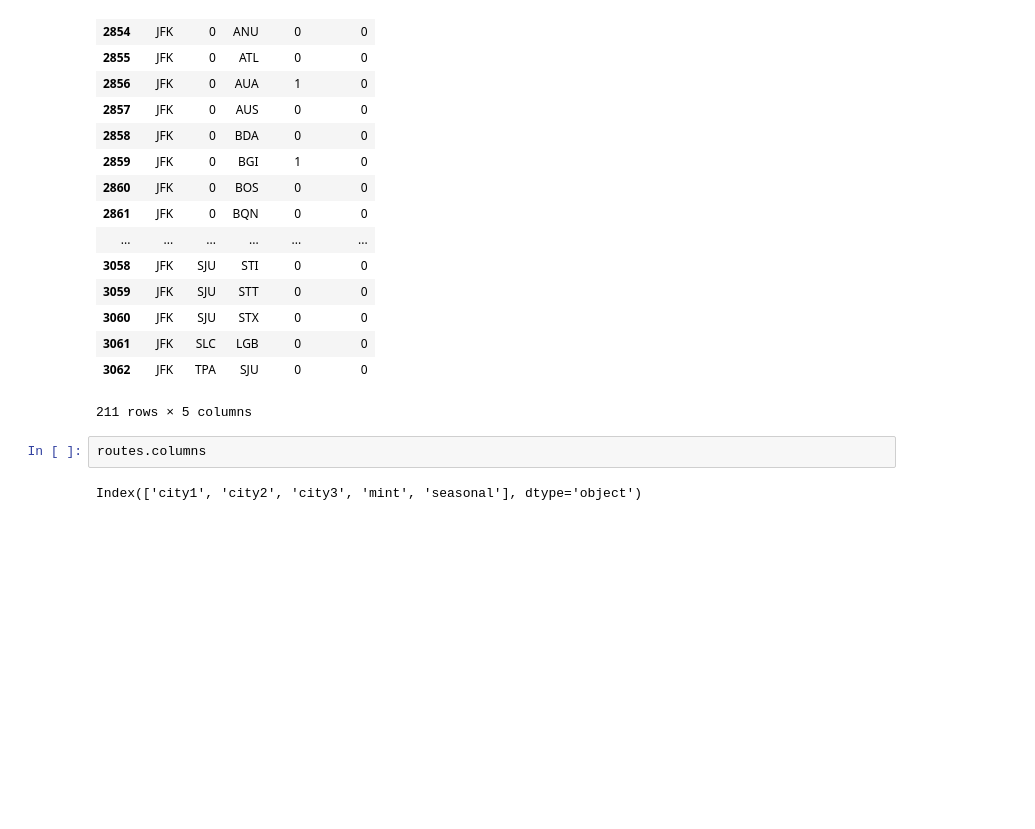
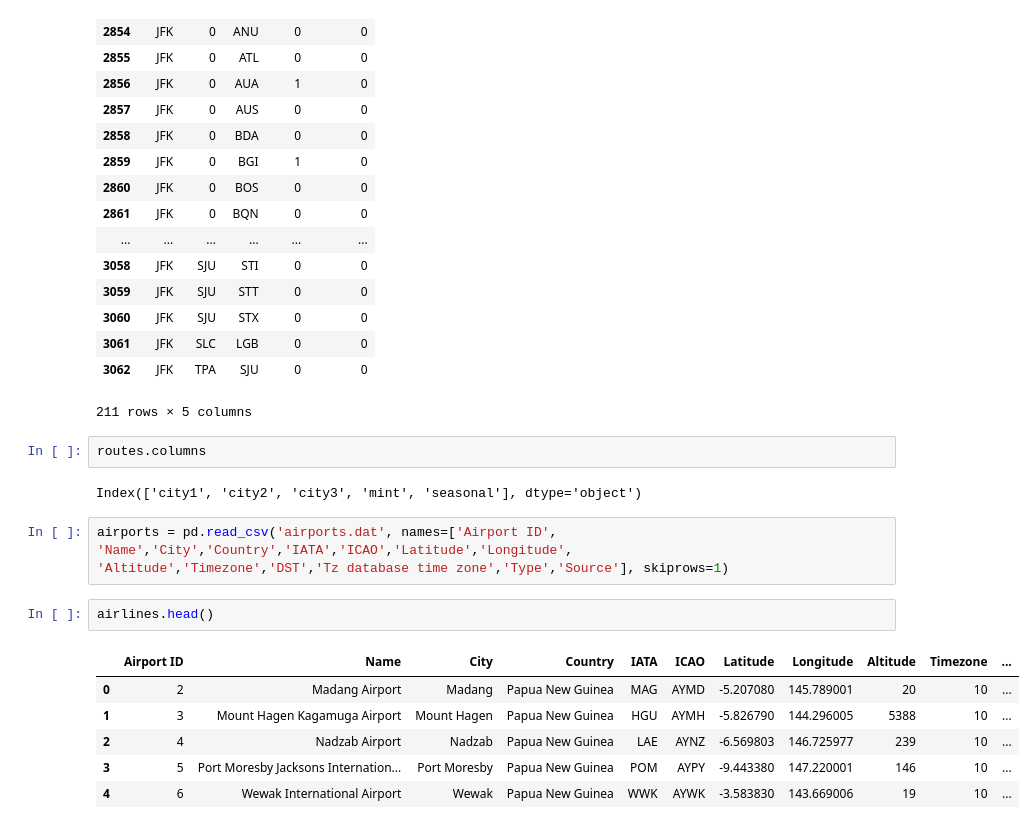
Before and after one commit to jasonchang0/LoyalBlue, a Jupyter notebook: jupyter_notebook/prelim_data_exploration.ipynb, the cells around one changed output. Cells and saved outputs as stored; diff of their text form; blank space fills up the shorter version.

```diff
--- a/jupyter_notebook/prelim_data_exploration.ipynb
+++ b/jupyter_notebook/prelim_data_exploration.ipynb
@@ -72,3 +72,15 @@ routes[routes.city1 == 'JFK']
 routes.columns
 # %% [output]
 Index(['city1', 'city2', 'city3', 'mint', 'seasonal'], dtype='object')
+# %%
+airports = pd.read_csv('airports.dat', names=['Airport ID', 'Name','City','Country','IATA','ICAO','Latitude','Longitude',
+'Altitude','Timezone','DST','Tz database time zone','Type','Source'], skiprows=1)
+# %%
+airlines.head()
+# %% [output]
+|  | Airport ID | Name | City | Country | IATA | ICAO | Latitude | Longitude | Altitude | Timezone | ... |
+| 0 | 2 | Madang Airport | Madang | Papua New Guinea | MAG | AYMD | -5.207080 | 145.789001 | 20 | 10 | ... |
+| 1 | 3 | Mount Hagen Kagamuga Airport | Mount Hagen | Papua New Guinea | HGU | AYMH | -5.826790 | 144.296005 | 5388 | 10 | ... |
+| 2 | 4 | Nadzab Airport | Nadzab | Papua New Guinea | LAE | AYNZ | -6.569803 | 146.725977 | 239 | 10 | ... |
+| 3 | 5 | Port Moresby Jacksons Internation... | Port Moresby | Papua New Guinea | POM | AYPY | -9.443380 | 147.220001 | 146 | 10 | ... |
+| 4 | 6 | Wewak International Airport | Wewak | Papua New Guinea | WWK | AYWK | -3.583830 | 143.669006 | 19 | 10 | ... |
```
Also changed, not shown: 2 other files.
